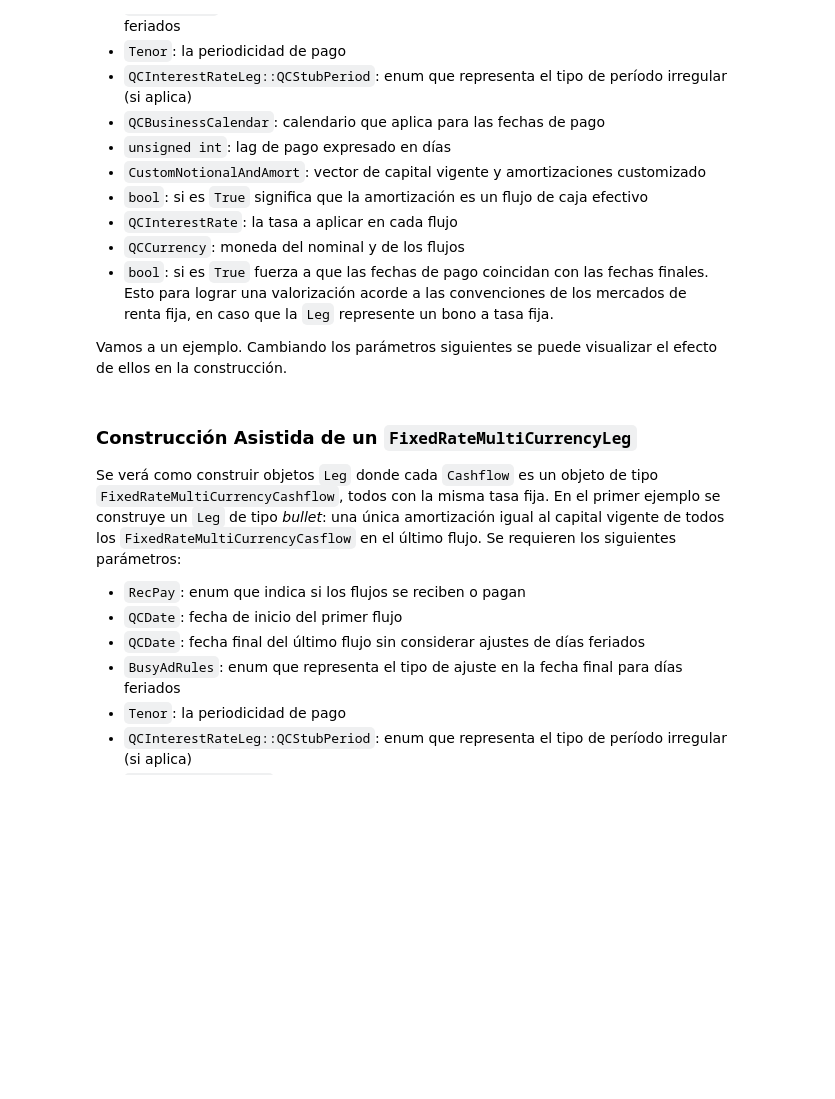
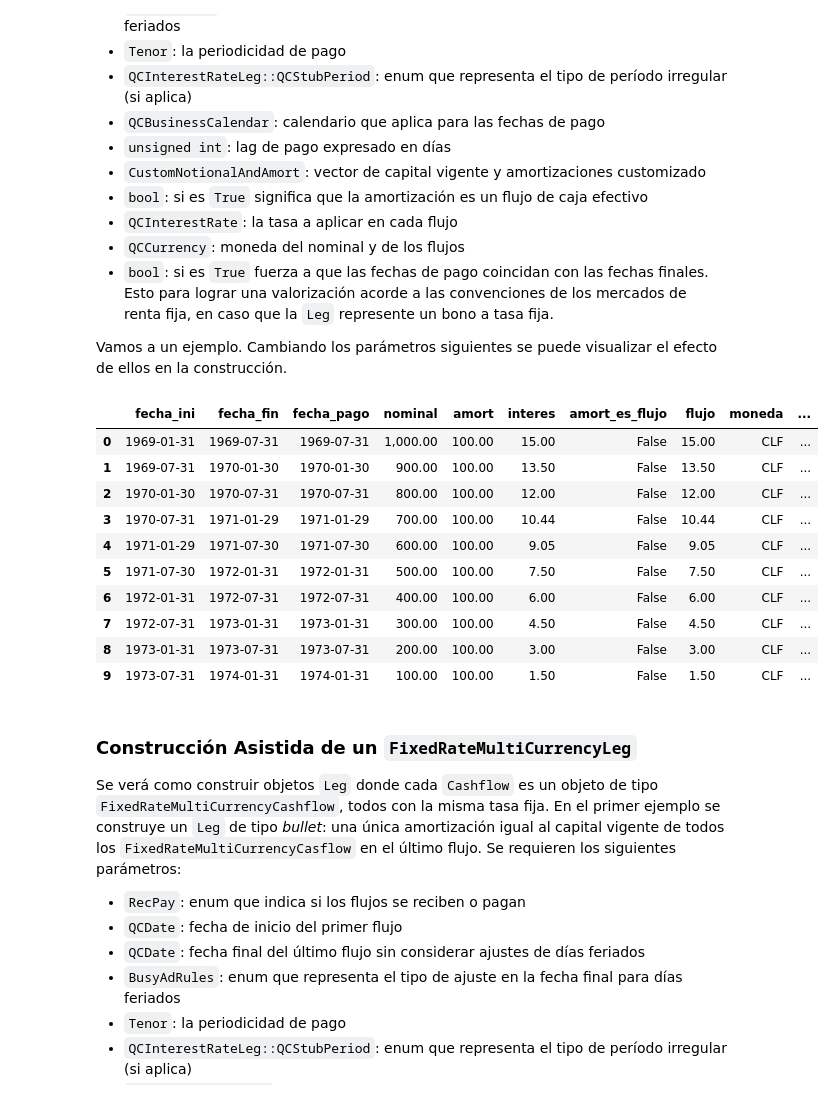
Before and after one commit to adiaz-efaa/mif-2019, a Jupyter notebook: Ejemplos_QC_Financial_2.ipynb, the cells around one changed output. Cells and saved outputs as stored; diff of their text form; code cells hidden in the pictures; blank space fills up the shorter version.

```diff
--- a/Ejemplos_QC_Financial_2.ipynb
+++ b/Ejemplos_QC_Financial_2.ipynb
@@ -169,0 +167,9 @@ ZeroDivisionError: integer division or modulo by zero
+# %%
+tabla = []
+for i in range(fixed_rate_leg_2.size()):
+    tabla.append(Qcf.show(fixed_rate_leg_2.get_cashflow_at(i)))
+
+df2 = pd.DataFrame(tabla, columns=columnas)
+
+# Se despliega la data en este formato
+df2.style.format(format_dict)
@@ -189,21 +203,21 @@ Se requieren los siguientes parámetros:
 Vamos a un ejemplo. Cambiando los parámetros siguientes se puede visualizar el efecto de ellos en la construcción.
 # %%
 # Se da de alta los parámetros requeridos
-rp = qcf.RecPay.RECEIVE
-fecha_inicio = qcf.QCDate(31, 1, 1969)
-fecha_final = qcf.QCDate(31, 1, 1974)
-bus_adj_rule = qcf.BusyAdjRules.MODFOLLOW
-periodicidad = qcf.Tenor('6M')
-periodo_irregular = qcf.StubPeriod.NO
-calendario = qcf.BusinessCalendar(fecha_inicio, 20)
+rp = Qcf.RecPay.RECEIVE
+fecha_inicio = Qcf.QCDate(31, 1, 1969)
+fecha_final = Qcf.QCDate(31, 1, 1974)
+bus_adj_rule = Qcf.BusyAdjRules.MODFOLLOW
+periodicidad = Qcf.Tenor('6M')
+periodo_irregular = Qcf.StubPeriod.NO
+calendario = Qcf.BusinessCalendar(fecha_inicio, 20)
 lag_pago = 0
-custom_notional_amort = qcf.CustomNotionalAmort()
+custom_notional_amort = Qcf.CustomNotionalAmort()
 custom_notional_amort.set_size(10)
 for i in range(0, 10):
     custom_notional_amort.set_notional_amort_at(i, 1000.0 - i * 100.0, 100.0)
 amort_es_flujo = False
-tasa_cupon = qcf.QCInterestRate(.03, qcf.QC30360(), qcf.QCLinearWf())
-moneda = qcf.QCCLF()
+tasa_cupon = Qcf.QCInterestRate(.03, Qcf.QC30360(), Qcf.QCLinearWf())
+moneda = Qcf.QCCLF()
 es_bono = False
 # %%
 # Se da de alta el objeto
@@ -222,16 +236,28 @@ fixed_rate_custom_leg = qcf.LegFactory.build_custom_amort_fixed_rate_leg(rp,
 # %%
 # Se define un list donde almacenar los resultados de la función show
 tabla = []
 for i in range(0, fixed_rate_custom_leg.size()):
-    tabla.append(qcf.show(fixed_rate_custom_leg.get_cashflow_at(i)))
+    tabla.append(Qcf.show(fixed_rate_custom_leg.get_cashflow_at(i)))
 
 # Se utiliza tabla para inicializar el Dataframe
 columnas = ['fecha_ini', 'fecha_fin', 'fecha_pago', 'nominal', 'amort', 'interes', 'amort_es_flujo', 'flujo', 'moneda',
             'valor_tasa', 'tipo_tasa']
-df = pd.DataFrame(tabla, columns=columnas)
+df3 = pd.DataFrame(tabla, columns=columnas)
 
 # Se despliega la data en este formato
-df
+df3.style.format(format_dict)
+# %% [output]
+|  | fecha_ini | fecha_fin | fecha_pago | nominal | amort | interes | amort_es_flujo | flujo | moneda | ... |
+| 0 | 1969-01-31 | 1969-07-31 | 1969-07-31 | 1,000.00 | 100.00 | 15.00 | False | 15.00 | CLF | ... |
+| 1 | 1969-07-31 | 1970-01-30 | 1970-01-30 | 900.00 | 100.00 | 13.50 | False | 13.50 | CLF | ... |
+| 2 | 1970-01-30 | 1970-07-31 | 1970-07-31 | 800.00 | 100.00 | 12.00 | False | 12.00 | CLF | ... |
+| 3 | 1970-07-31 | 1971-01-29 | 1971-01-29 | 700.00 | 100.00 | 10.44 | False | 10.44 | CLF | ... |
+| 4 | 1971-01-29 | 1971-07-30 | 1971-07-30 | 600.00 | 100.00 | 9.05 | False | 9.05 | CLF | ... |
+| 5 | 1971-07-30 | 1972-01-31 | 1972-01-31 | 500.00 | 100.00 | 7.50 | False | 7.50 | CLF | ... |
+| 6 | 1972-01-31 | 1972-07-31 | 1972-07-31 | 400.00 | 100.00 | 6.00 | False | 6.00 | CLF | ... |
+| 7 | 1972-07-31 | 1973-01-31 | 1973-01-31 | 300.00 | 100.00 | 4.50 | False | 4.50 | CLF | ... |
+| 8 | 1973-01-31 | 1973-07-31 | 1973-07-31 | 200.00 | 100.00 | 3.00 | False | 3.00 | CLF | ... |
+| 9 | 1973-07-31 | 1974-01-31 | 1974-01-31 | 100.00 | 100.00 | 1.50 | False | 1.50 | CLF | ... |
 # %% [markdown]
 ### Construcción Asistida de un `FixedRateMultiCurrencyLeg`
 Se verá como construir objetos `Leg` donde cada `Cashflow` es un objeto de tipo `FixedRateMultiCurrencyCashflow`, todos con la misma tasa fija. En el primer ejemplo se construye un `Leg` de tipo *bullet*: una única amortización igual al capital vigente de todos los `FixedRateMultiCurrencyCasflow` en el último flujo.
```
Also changed, not shown: parts of 27 cells of this notebook, 5 other files.
